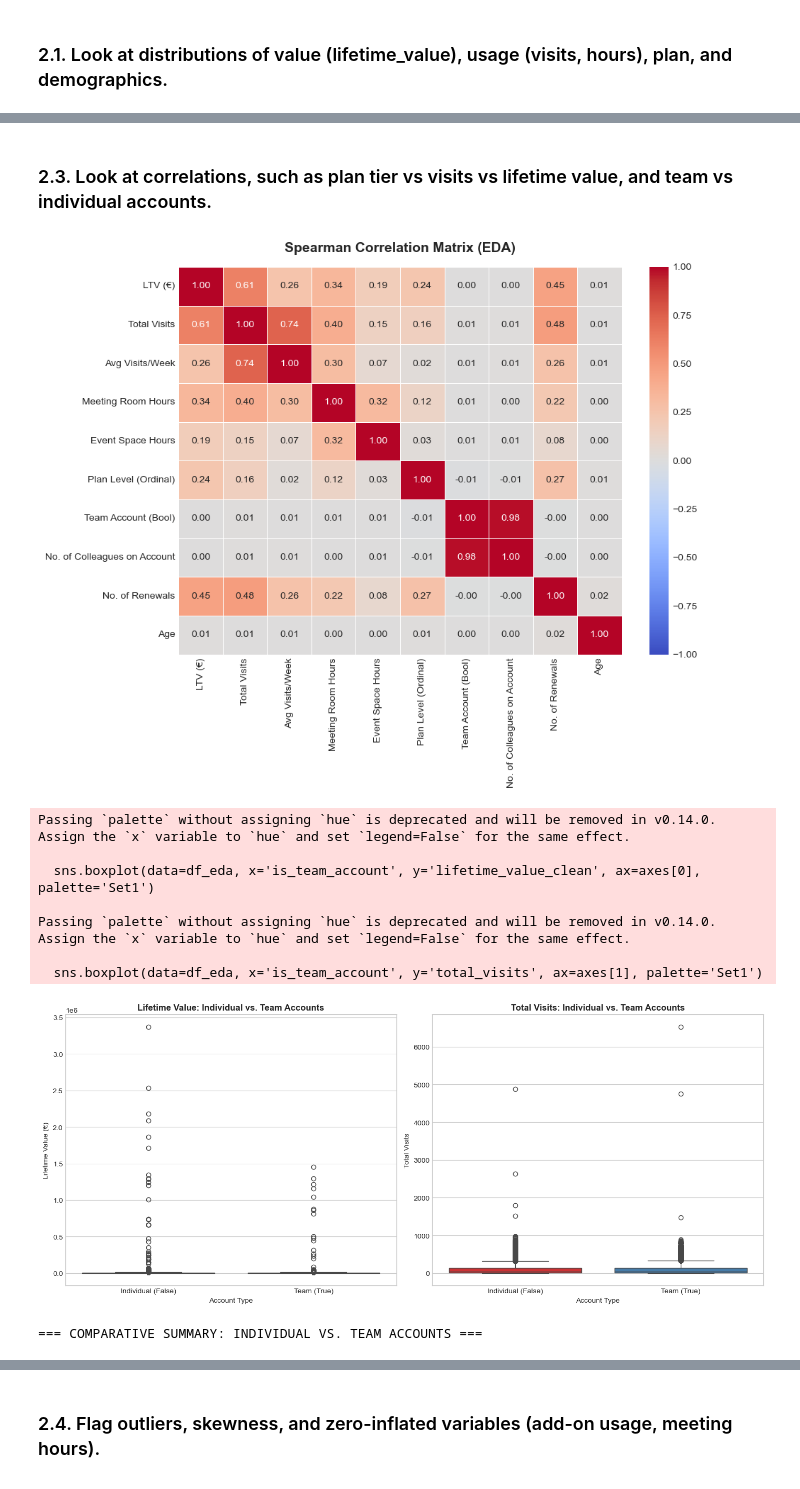
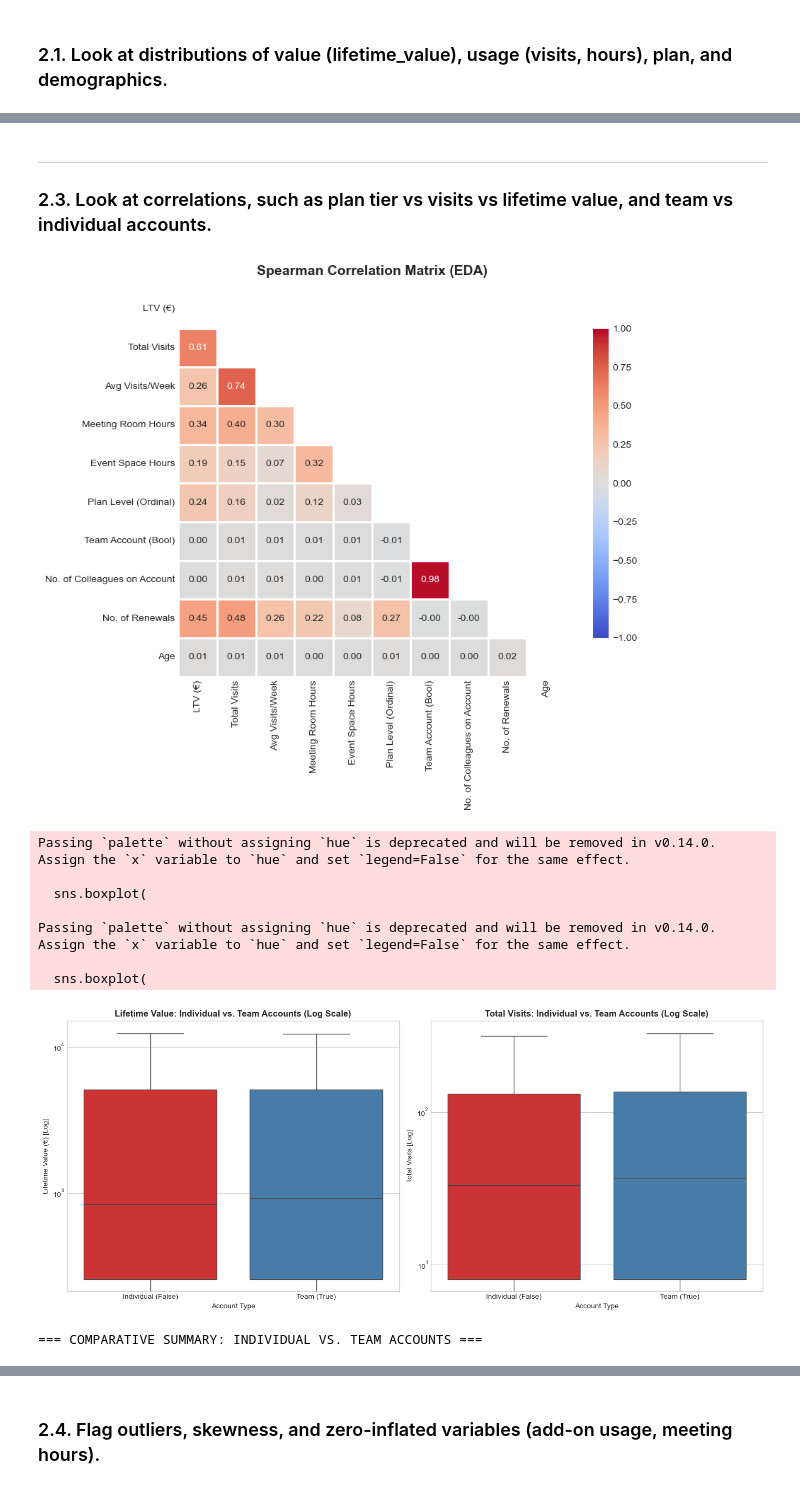
Before and after one commit to Diogosousa03/DM_Grupo18, a Jupyter notebook: notebooks/Group18_EDA_Code.ipynb, the cells around one changed output, grey strips where cells are left out. Cells and saved outputs as stored; diff of their text form; code cells hidden in the pictures.

Commit message:
graph improvements + adding of some conclusions

```diff
--- a/notebooks/Group18_EDA_Code.ipynb
+++ b/notebooks/Group18_EDA_Code.ipynb
@@ -530,19 +562,20 @@ Passing `palette` without assigning `hue` is deprecated and will be removed in v
 # %% [markdown]
+___
 ### 2.3. Look at correlations, such as plan tier vs visits vs lifetime value, and team vs individual accounts.
 # %%
-# Seaborn/Matplotlib visual settings
 plt.style.use('seaborn-v0_8-whitegrid')
 
-df_eda = temp_copy(df,'lifetime_value_clean','lifetime_value')
-
-clean_invalid_values(df_eda, ['total_visits', 'avg_weekly_visits', 'meeting_room_hours', 'event_space_hours', 'n_colleagues_on_account'])
+df_eda = temp_copy(df, 'lifetime_value_clean', 'lifetime_value')
+clean_invalid_values(
+    df_eda,
+    ['total_visits', 'avg_weekly_visits', 'meeting_room_hours', 'event_space_hours', 'n_colleagues_on_account']
+)
 
 # Ordinal mapping for the plan level hierarchy
 df_eda['plan_tier_code'] = clean_plan(df_eda).map(PLAN_CODE)
 
 
-# Spearman correlation heatmap
-
+# SPEARMAN CORRELATION MATRIX
 corr_cols = [
     'lifetime_value_clean', 'total_visits', 'avg_weekly_visits',
     'meeting_room_hours', 'event_space_hours', 'plan_tier_code',
@@ -565,55 +598,89 @@ labels = {
 }
 corr_matrix_labeled = corr_matrix.rename(index=labels, columns=labels)
 
-plt.figure(figsize=(10, 8))
-sns.heatmap(corr_matrix_labeled, annot=True, fmt='.2f', cmap='coolwarm', vmin=-1, vmax=1, linewidths=0.5)
+mask = np.triu(np.ones_like(corr_matrix_labeled, dtype=bool), k=0)
+
+fig, ax = plt.subplots(figsize=(10, 8))
+
+ax.grid(False)
+
+sns.heatmap(
+    corr_matrix_labeled,
+    mask=mask,
+    annot=True,
+    fmt='.2f',
+    cmap='coolwarm',
+    vmin=-1,
+    vmax=1,
+    linewidths=1,
+    linecolor='white',
+    square=True,
+    cbar_kws={"shrink": 0.8},
+    ax=ax
+)
+
 plt.title('Spearman Correlation Matrix (EDA)', fontsize=14, fontweight='bold', pad=15)
 plt.tight_layout()
 plt.show()
 
-#  Comparative analysis: Individual vs Team accounts
-
+# COMPARATIVE ANALYSIS: INDIVIDUAL VS TEAM ACCOUNTS
 fig, axes = plt.subplots(1, 2, figsize=(14, 6))
 
 # Boxplot LTV
-sns.boxplot(data=df_eda, x='is_team_account', y='lifetime_value_clean', ax=axes[0], palette='Set1')
-axes[0].set_title('Lifetime Value: Individual vs. Team Accounts', fontsize=12, fontweight='bold')
+sns.boxplot(
+    data=df_eda,
+    x='is_team_account',
+    y='lifetime_value_clean',
+    ax=axes[0],
+    palette='Set1',
+    showfliers=False
+)
+axes[0].set_yscale('log')
+axes[0].set_title('Lifetime Value: Individual vs. Team Accounts (Log Scale)', fontsize=12, fontweight='bold')
 axes[0].set_xticklabels(['Individual (False)', 'Team (True)'])
 axes[0].set_xlabel('Account Type')
-axes[0].set_ylabel('Lifetime Value (€)')
+axes[0].set_ylabel('Lifetime Value (€) [Log]')
 
 # Boxplot Total Visits
-sns.boxplot(data=df_eda, x='is_team_account', y='total_visits', ax=axes[1], palette='Set1')
-axes[1].set_title('Total Visits: Individual vs. Team Accounts', fontsize=12, fontweight='bold')
+sns.boxplot(
+    data=df_eda,
+    x='is_team_account',
+    y='total_visits',
+    ax=axes[1],
+    palette='Set1',
+    showfliers=False
+)
+axes[1].set_yscale('log')
+axes[1].set_title('Total Visits: Individual vs. Team Accounts (Log Scale)', fontsize=12, fontweight='bold')
 axes[1].set_xticklabels(['Individual (False)', 'Team (True)'])
 axes[1].set_xlabel('Account Type')
-axes[1].set_ylabel('Total Visits')
+axes[1].set_ylabel('Total Visits [Log]')
 
 plt.tight_layout()
 plt.show()
 
-# Comparative Statistical Summary
+# COMPARATIVE STATISTICAL SUMMARY
 team_summary = df_eda.groupby('is_team_account').agg(
     total_membros=('member_id', 'count'),
     ltv_mediano=('lifetime_value_clean', 'median'),
     ltv_medio=('lifetime_value_clean', 'mean'),
     visitas_medianas=('total_visits', 'median'),
     visitas_medias=('total_visits', 'mean'),
     media_colegas=('n_colleagues_on_account', 'mean')
 ).round(2)
 
 print("=== COMPARATIVE SUMMARY: INDIVIDUAL VS. TEAM ACCOUNTS ===")
 display(team_summary)
 # %% [output]
-[figure, old version]
+[figure, new version]
 Passing `palette` without assigning `hue` is deprecated and will be removed in v0.14.0. Assign the `x` variable to `hue` and set `legend=False` for the same effect.
 
-  sns.boxplot(data=df_eda, x='is_team_account', y='lifetime_value_clean', ax=axes[0], palette='Set1')
+  sns.boxplot(
 
 Passing `palette` without assigning `hue` is deprecated and will be removed in v0.14.0. Assign the `x` variable to `hue` and set `legend=False` for the same effect.
 
-  sns.boxplot(data=df_eda, x='is_team_account', y='total_visits', ax=axes[1], palette='Set1')
+  sns.boxplot(
-[figure, old version]
+[figure, new version]
 === COMPARATIVE SUMMARY: INDIVIDUAL VS. TEAM ACCOUNTS ===
 |  | total_membros | ltv_mediano | ltv_medio | visitas_medianas | visitas_medias | media_colegas |
 | is_team_account |  |  |  |  |  |  |
```
Also changed, not shown: parts of 11 cells of this notebook.
